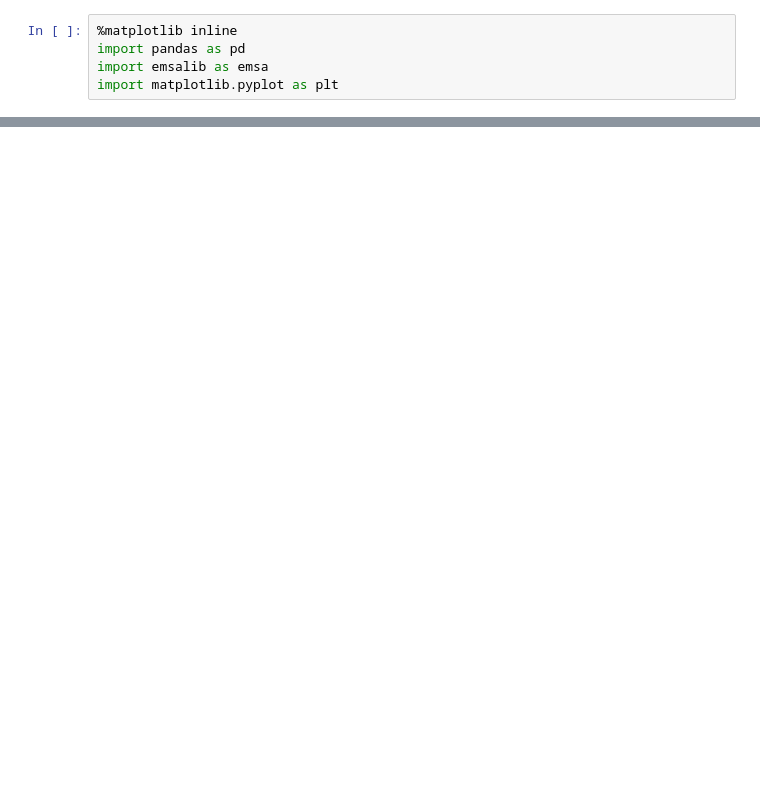
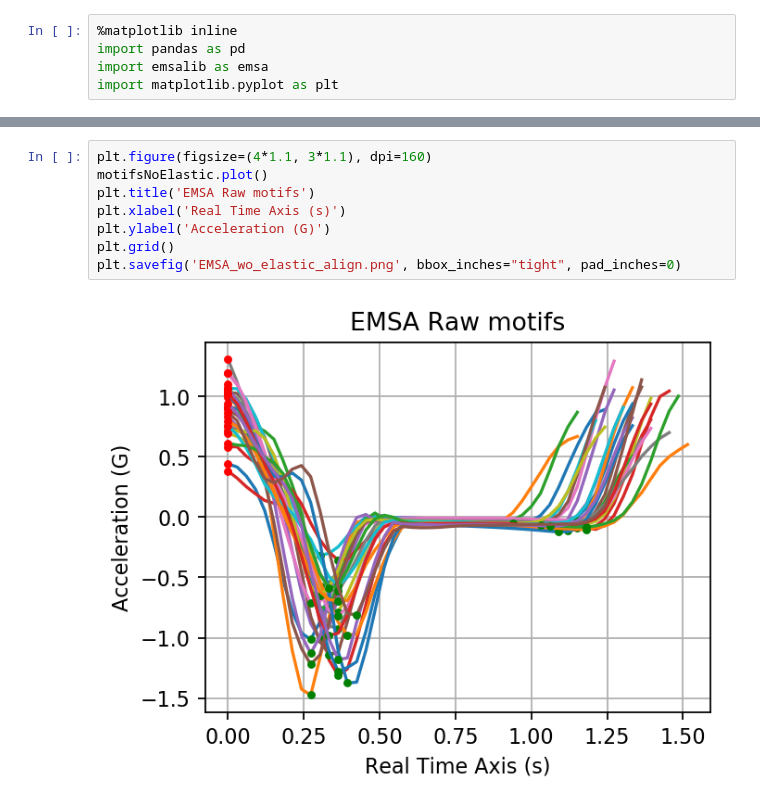
Before and after one commit to taoyilee/EMSA, a Jupyter notebook: EMSA_Axis0.ipynb, the cells around one changed output, grey strips where cells are left out. Saved outputs shown, nothing was run; the diff lists cells and outputs as text; blank space fills up the shorter version.

```diff
--- a/EMSA_Axis0.ipynb
+++ b/EMSA_Axis0.ipynb
@@ -35,3 +44,13 @@ plt.grid()
+# %%
+plt.figure(figsize=(4*1.1, 3*1.1), dpi=160)
+motifsNoElastic.plot()
+plt.title('EMSA Raw motifs')
+plt.xlabel('Real Time Axis (s)')
+plt.ylabel('Acceleration (G)')
+plt.grid()
+plt.savefig('EMSA_wo_elastic_align.png', bbox_inches="tight", pad_inches=0)
+# %% [output]
+[figure, added]
 # %%
 plt.figure(figsize=(4*1.1, 3*1.1), dpi=160)
 motifs.plot()
```
Also changed, not shown: parts of 5 cells of this notebook, 4 other files.
